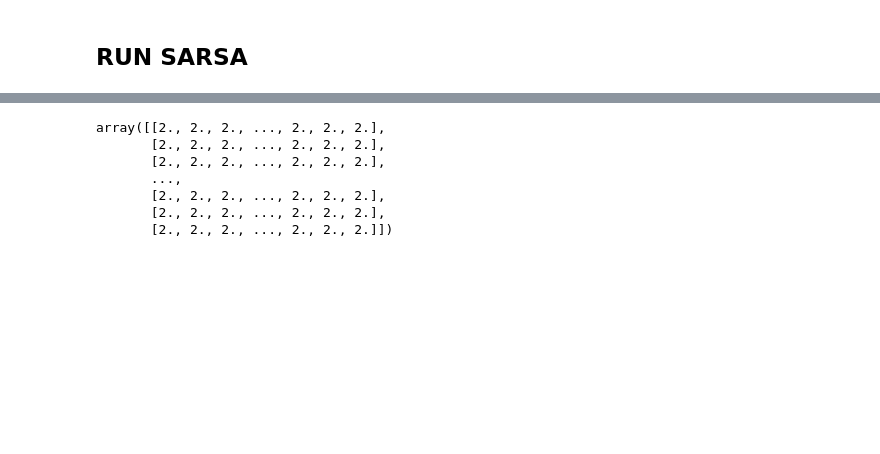
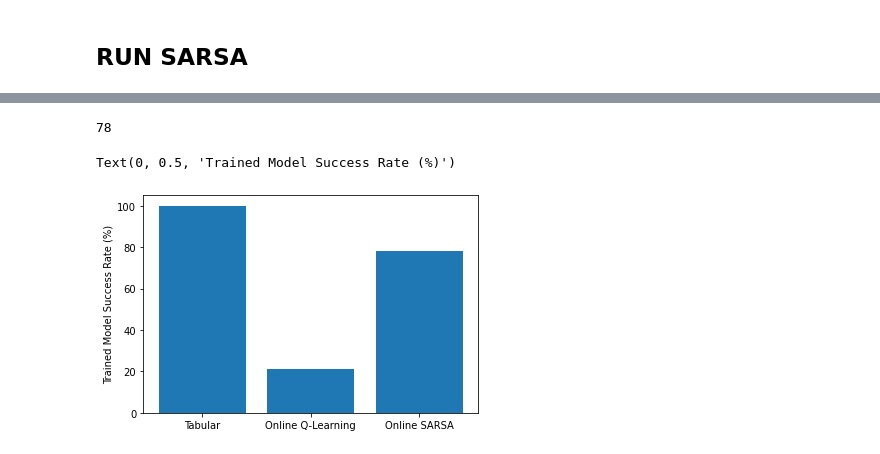
Before and after one commit to diegounzueta/Medium-Articles-, a Jupyter notebook: RL/Reinforcement Learning.ipynb, the cells around one changed output, grey strips where cells are left out. Drawn from its saved outputs; the diff is of its cells as text; code cells hidden in the pictures; blank space fills up the shorter version.

```diff
--- a/RL/Reinforcement Learning.ipynb
+++ b/RL/Reinforcement Learning.ipynb
@@ -575,10 +624,10 @@ for e in range(5):
-# %%
-q_learning_tab
-# %% [output]
-array([[2., 2., 2., ..., 2., 2., 2.],
-       [2., 2., 2., ..., 2., 2., 2.],
-       [2., 2., 2., ..., 2., 2., 2.],
-       ...,
-       [2., 2., 2., ..., 2., 2., 2.],
-       [2., 2., 2., ..., 2., 2., 2.],
-       [2., 2., 2., ..., 2., 2., 2.]])
+# %%
+100-failed_s
+# %% [output]
+78
+# %%
+plt.bar(["Tabular", "Online Q-Learning", "Online SARSA"], [100, 21, 78])
+plt.ylabel("Trained Model Success Rate (%)")
+# %% [output]
+Text(0, 0.5, 'Trained Model Success Rate (%)')
+[figure, added]
```
Also changed, not shown: parts of 11 cells of this notebook.
